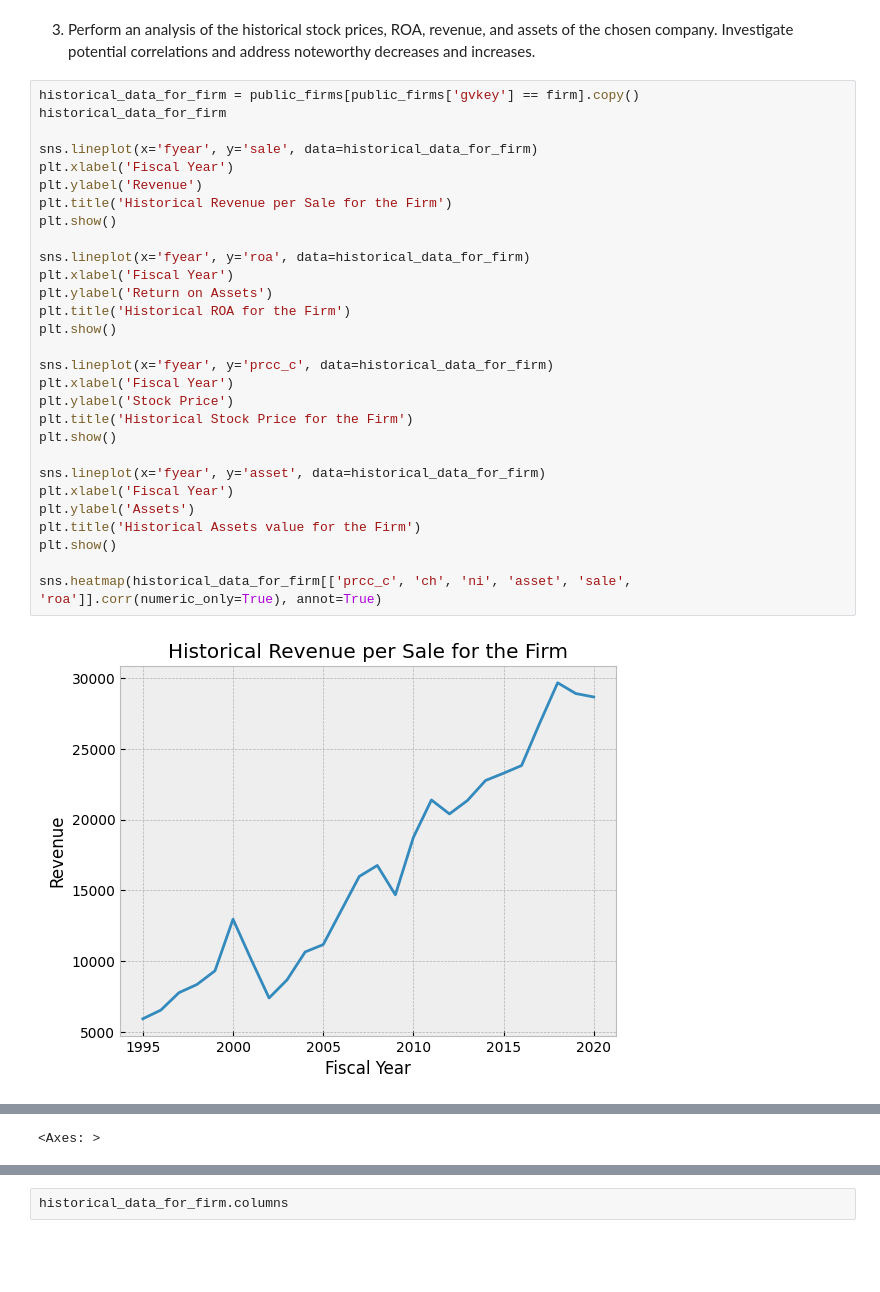
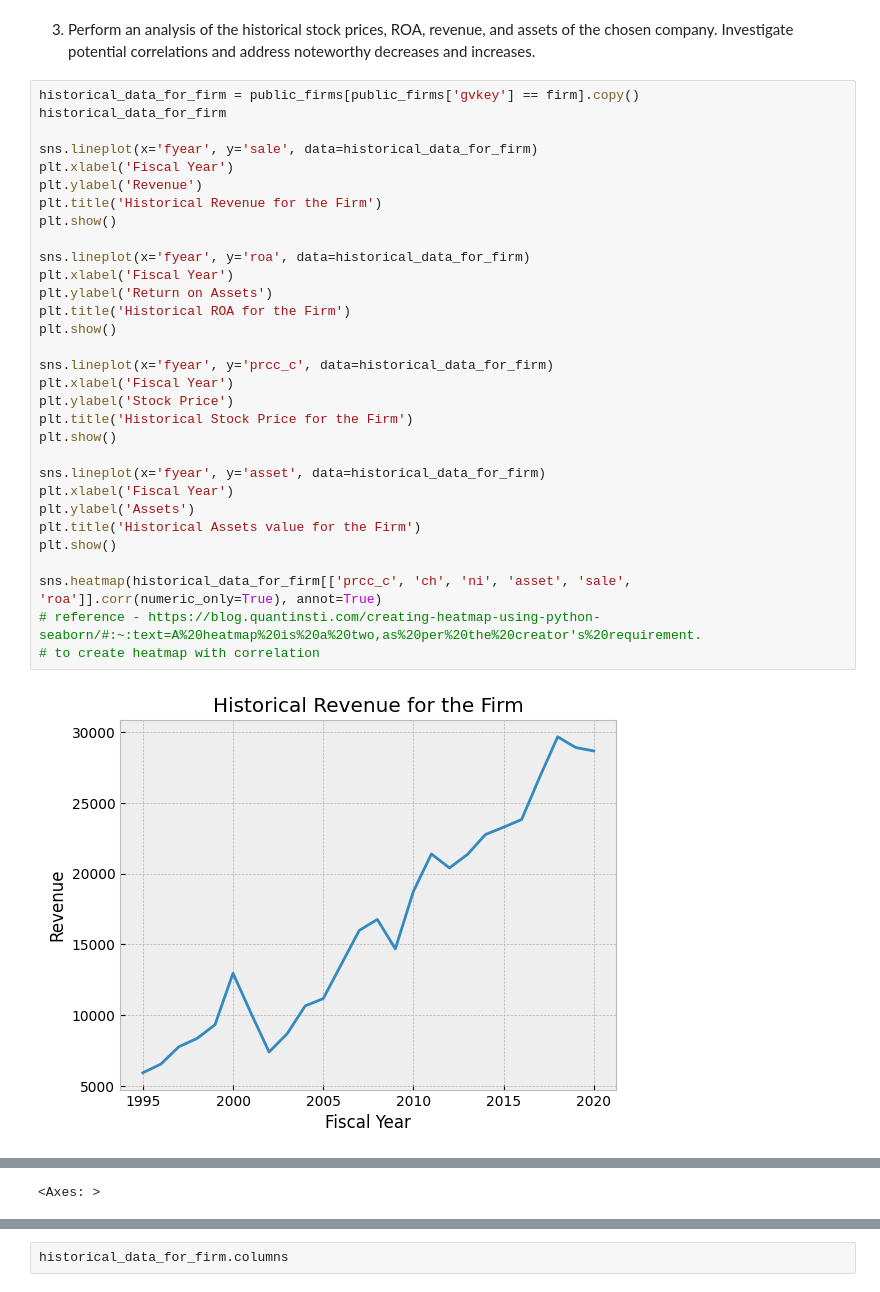
Before and after one commit to ChetanSarda99/BAIT508_GroupProject, a Jupyter notebook: _project.ipynb, the cells around one changed output, grey strips where cells are left out. Drawn from its saved outputs; the diff is of its cells as text; blank space fills up the shorter version.

```diff
--- a/_project.ipynb
+++ b/_project.ipynb
@@ -395,34 +399,36 @@ for col in columns_to_plot:
 # %%
 historical_data_for_firm = public_firms[public_firms['gvkey'] == firm].copy()
 historical_data_for_firm
 
 sns.lineplot(x='fyear', y='sale', data=historical_data_for_firm)
 plt.xlabel('Fiscal Year')
 plt.ylabel('Revenue')
-plt.title('Historical Revenue per Sale for the Firm')
+plt.title('Historical Revenue for the Firm')
 plt.show()
 
 sns.lineplot(x='fyear', y='roa', data=historical_data_for_firm)
 plt.xlabel('Fiscal Year')
 plt.ylabel('Return on Assets')
 plt.title('Historical ROA for the Firm')
 plt.show()
 
 sns.lineplot(x='fyear', y='prcc_c', data=historical_data_for_firm)
 plt.xlabel('Fiscal Year')
 plt.ylabel('Stock Price')
 plt.title('Historical Stock Price for the Firm')
 plt.show()
 
 sns.lineplot(x='fyear', y='asset', data=historical_data_for_firm)
 plt.xlabel('Fiscal Year')
 plt.ylabel('Assets')
 plt.title('Historical Assets value for the Firm')
 plt.show()
 
 sns.heatmap(historical_data_for_firm[['prcc_c', 'ch', 'ni', 'asset', 'sale', 'roa']].corr(numeric_only=True), annot=True)
+# reference - https://blog.quantinsti.com/creating-heatmap-using-python-seaborn/#:~:text=A%20heatmap%20is%20a%20two,as%20per%20the%20creator's%20requirement.
+# to create heatmap with correlation
 # %% [output]
-[figure, old version]
+[figure, new version]
 [figure]
 [figure]
 [figure]
```
Also changed, not shown: parts of 4 cells of this notebook, 2 other files.
